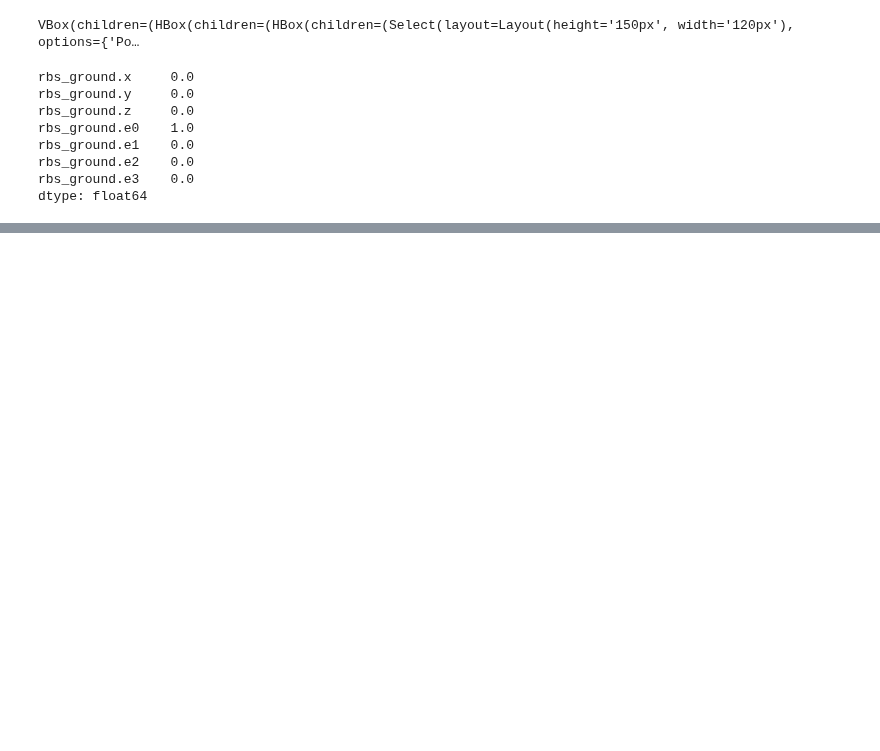
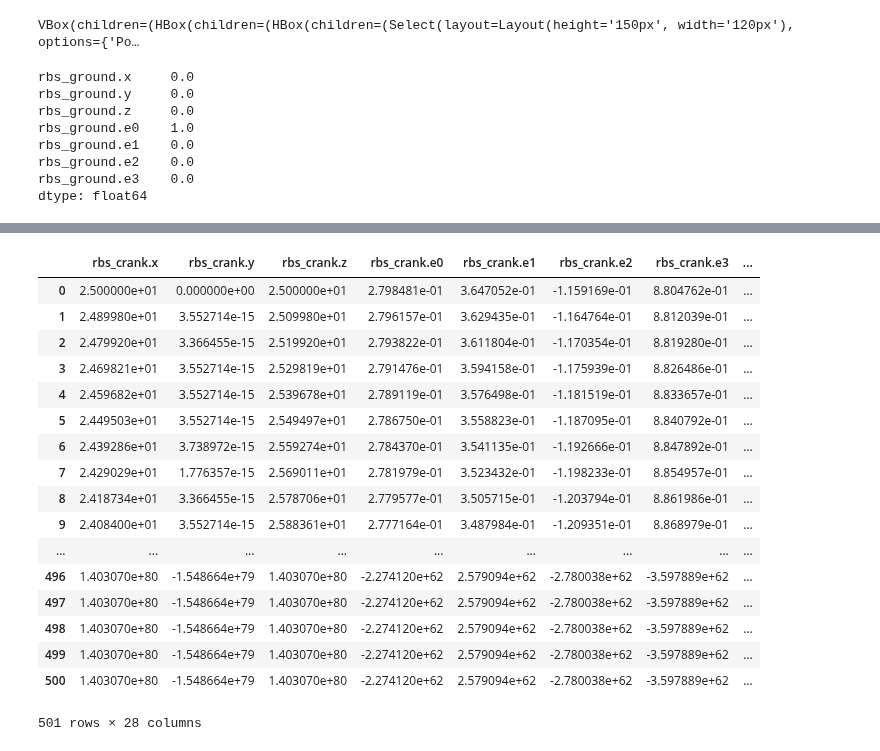
Before and after one commit to khaledghobashy/asurt_cdt, a Jupyter notebook: models/fourbar/fourbar.ipynb, the cells around one changed output, grey strips where cells are left out. Saved outputs shown, nothing was run; the diff lists cells and outputs as text; code cells hidden in the pictures; blank space fills up the shorter version.

```diff
--- a/models/fourbar/fourbar.ipynb
+++ b/models/fourbar/fourbar.ipynb
@@ -121,3 +281,24 @@ q0=pd.concat([i.q0 for i in m.topology.nodes])
+# %%
+qs
+# %% [output]
+|  | rbs_crank.x | rbs_crank.y | rbs_crank.z | rbs_crank.e0 | rbs_crank.e1 | rbs_crank.e2 | rbs_crank.e3 | ... |
+| 0 | 2.500000e+01 | 0.000000e+00 | 2.500000e+01 | 2.798481e-01 | 3.647052e-01 | -1.159169e-01 | 8.804762e-01 | ... |
+| 1 | 2.489980e+01 | 3.552714e-15 | 2.509980e+01 | 2.796157e-01 | 3.629435e-01 | -1.164764e-01 | 8.812039e-01 | ... |
+| 2 | 2.479920e+01 | 3.366455e-15 | 2.519920e+01 | 2.793822e-01 | 3.611804e-01 | -1.170354e-01 | 8.819280e-01 | ... |
+| 3 | 2.469821e+01 | 3.552714e-15 | 2.529819e+01 | 2.791476e-01 | 3.594158e-01 | -1.175939e-01 | 8.826486e-01 | ... |
+| 4 | 2.459682e+01 | 3.552714e-15 | 2.539678e+01 | 2.789119e-01 | 3.576498e-01 | -1.181519e-01 | 8.833657e-01 | ... |
+| 5 | 2.449503e+01 | 3.552714e-15 | 2.549497e+01 | 2.786750e-01 | 3.558823e-01 | -1.187095e-01 | 8.840792e-01 | ... |
+| 6 | 2.439286e+01 | 3.738972e-15 | 2.559274e+01 | 2.784370e-01 | 3.541135e-01 | -1.192666e-01 | 8.847892e-01 | ... |
+| 7 | 2.429029e+01 | 1.776357e-15 | 2.569011e+01 | 2.781979e-01 | 3.523432e-01 | -1.198233e-01 | 8.854957e-01 | ... |
+| 8 | 2.418734e+01 | 3.366455e-15 | 2.578706e+01 | 2.779577e-01 | 3.505715e-01 | -1.203794e-01 | 8.861986e-01 | ... |
+| 9 | 2.408400e+01 | 3.552714e-15 | 2.588361e+01 | 2.777164e-01 | 3.487984e-01 | -1.209351e-01 | 8.868979e-01 | ... |
+| ... | ... | ... | ... | ... | ... | ... | ... | ... |
+| 496 | 1.403070e+80 | -1.548664e+79 | 1.403070e+80 | -2.274120e+62 | 2.579094e+62 | -2.780038e+62 | -3.597889e+62 | ... |
+| 497 | 1.403070e+80 | -1.548664e+79 | 1.403070e+80 | -2.274120e+62 | 2.579094e+62 | -2.780038e+62 | -3.597889e+62 | ... |
+| 498 | 1.403070e+80 | -1.548664e+79 | 1.403070e+80 | -2.274120e+62 | 2.579094e+62 | -2.780038e+62 | -3.597889e+62 | ... |
+| 499 | 1.403070e+80 | -1.548664e+79 | 1.403070e+80 | -2.274120e+62 | 2.579094e+62 | -2.780038e+62 | -3.597889e+62 | ... |
+| 500 | 1.403070e+80 | -1.548664e+79 | 1.403070e+80 | -2.274120e+62 | 2.579094e+62 | -2.780038e+62 | -3.597889e+62 | ... |
+501 rows × 28 columns
 # %%
 %timeit jacobian_evaluator(j,nzi,mapper,q0.values.reshape(4,7))
 # %% [output]
```
Also changed, not shown: parts of 17 cells of this notebook, 6 other files.
